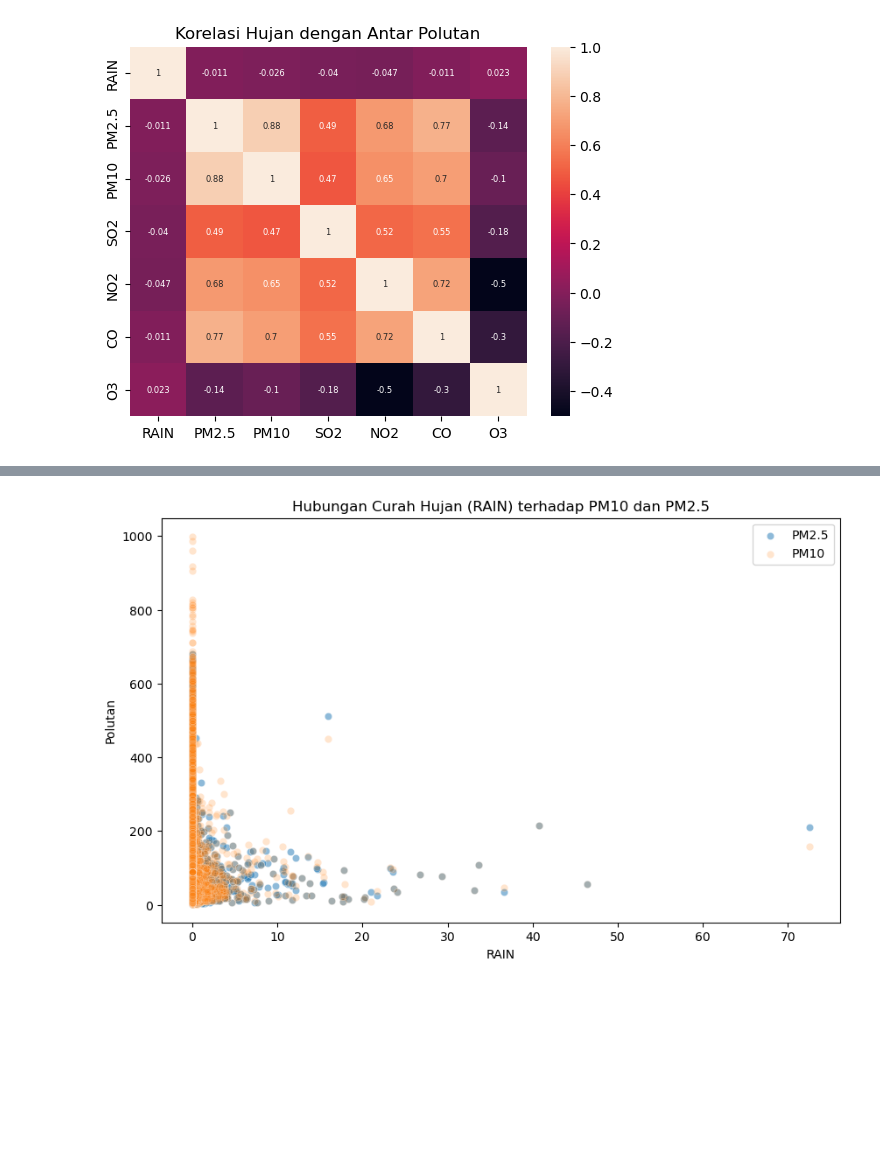
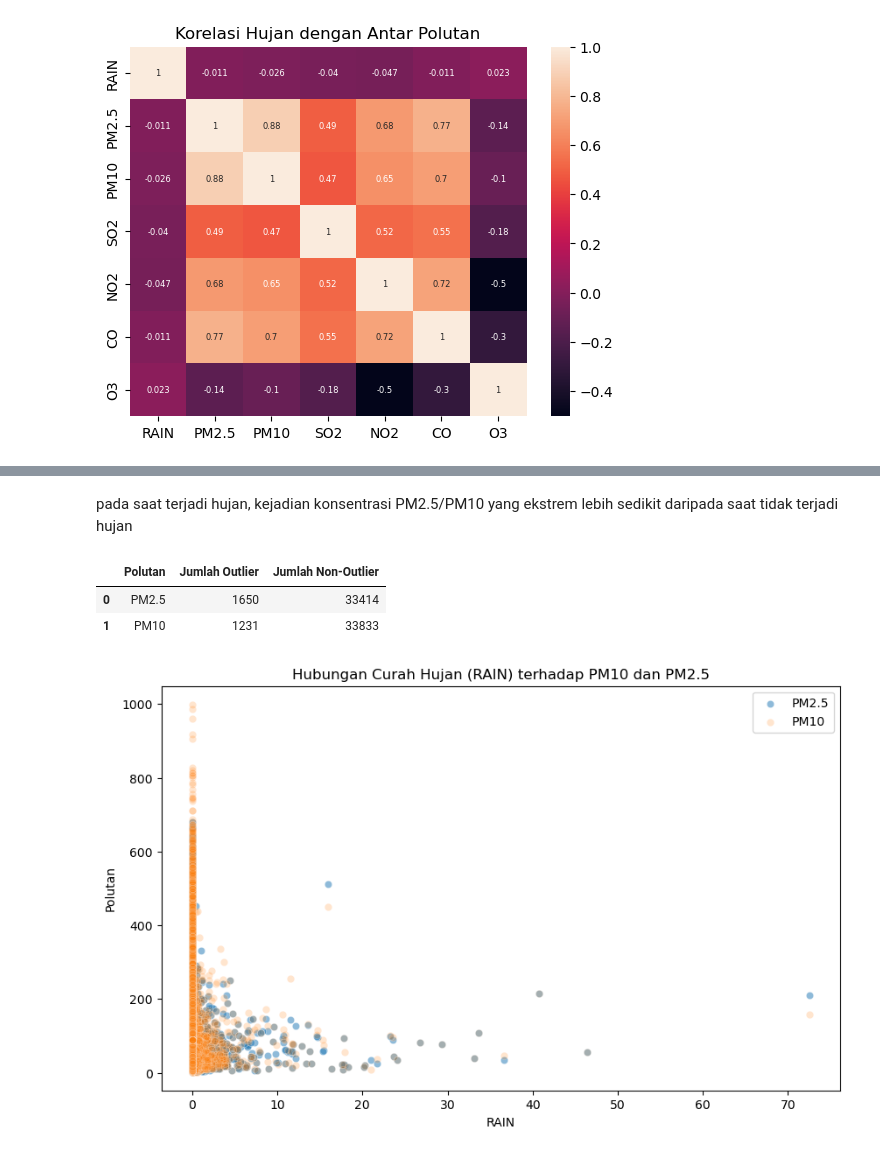
Before and after one commit to phanorama/analisisdata, a Jupyter notebook: notebook.ipynb, the cells around one changed output, grey strips where cells are left out. Saved outputs shown, nothing was run; the diff lists cells and outputs as text; code cells hidden in the pictures; blank space fills up the shorter version.

```diff
--- a/notebook.ipynb
+++ b/notebook.ipynb
@@ -208,3 +223,35 @@ plt.show()
+# %% [markdown]
+pada saat terjadi hujan, kejadian konsentrasi PM2.5/PM10 yang ekstrem lebih sedikit daripada saat tidak terjadi hujan
+# %%
+# Fungsi untuk menghitung outlier dan non-outlier
+def calculate_outliers(df, column):
+    Q1 = df[column].quantile(0.25)
+    Q3 = df[column].quantile(0.75)
+    IQR = Q3 - Q1
+    lower_bound = Q1 - 1.5 * IQR
+    upper_bound = Q3 + 1.5 * IQR
+
+    outliers = df[(df[column] < lower_bound) | (df[column] > upper_bound)]
+    non_outliers = df[(df[column] >= lower_bound) & (df[column] <= upper_bound)]
+
+    return len(outliers), len(non_outliers)
+
+# Hitung outlier dan non-outlier untuk PM2.5 dan PM10
+pm25_outliers, pm25_non_outliers = calculate_outliers(df, 'PM2.5')
+pm10_outliers, pm10_non_outliers = calculate_outliers(df, 'PM10')
+
+# Buat DataFrame untuk menyimpan hasil
+outlier_summary = pd.DataFrame({
+    'Polutan': ['PM2.5', 'PM10'],
+    'Jumlah Outlier': [pm25_outliers, pm10_outliers],
+    'Jumlah Non-Outlier': [pm25_non_outliers, pm10_non_outliers]
+})
+
+outlier_summary
+# %% [output]
+|  | Polutan | Jumlah Outlier | Jumlah Non-Outlier |
+| 0 | PM2.5 | 1650 | 33414 |
+| 1 | PM10 | 1231 | 33833 |
 # %%
 plt.figure(figsize=(10, 6))
 sns.scatterplot(data=df, x='RAIN', y='PM2.5', alpha=0.5, label="PM2.5")
```
Also changed, not shown: parts of 17 cells of this notebook, 1 other file.
